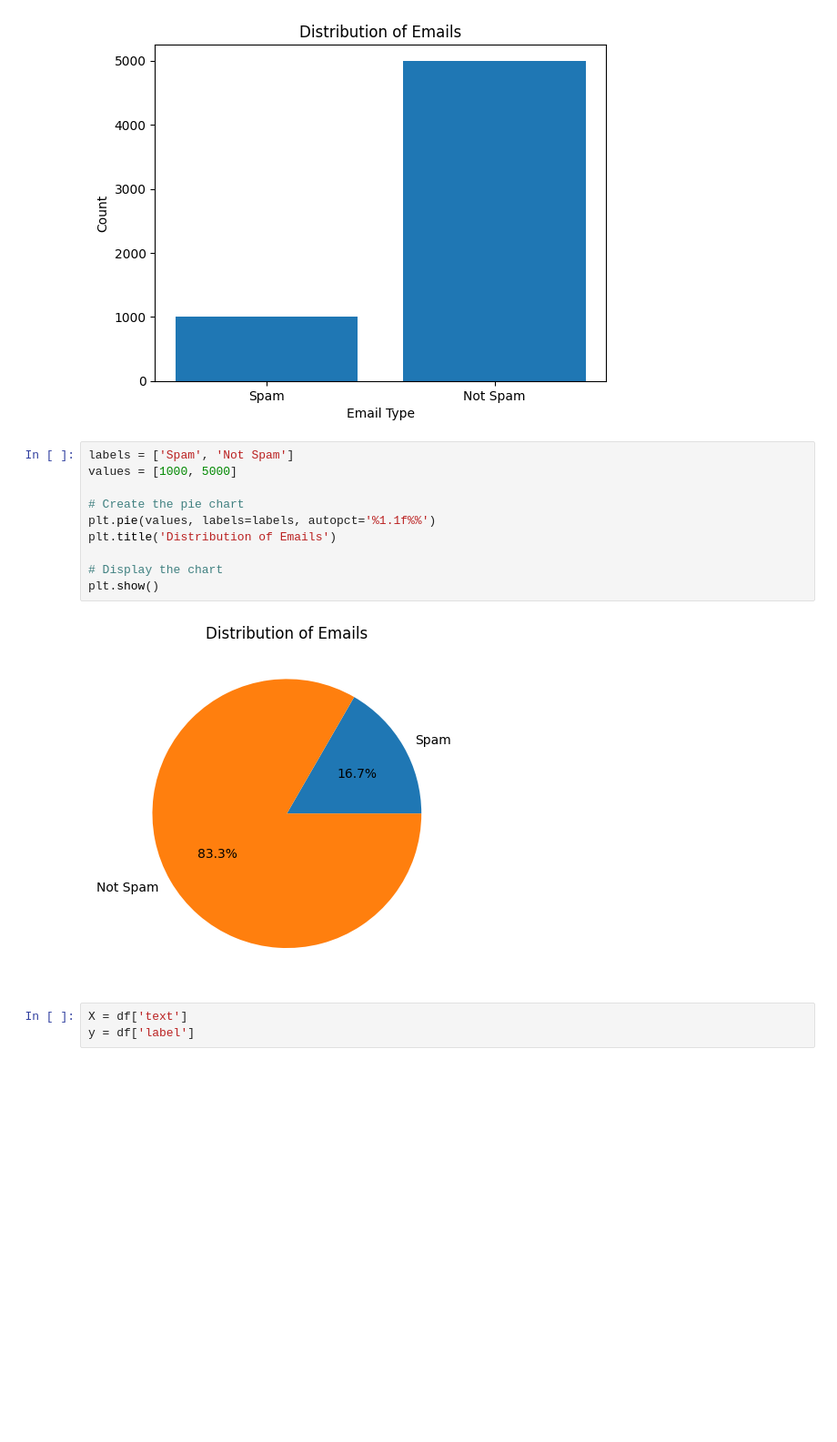
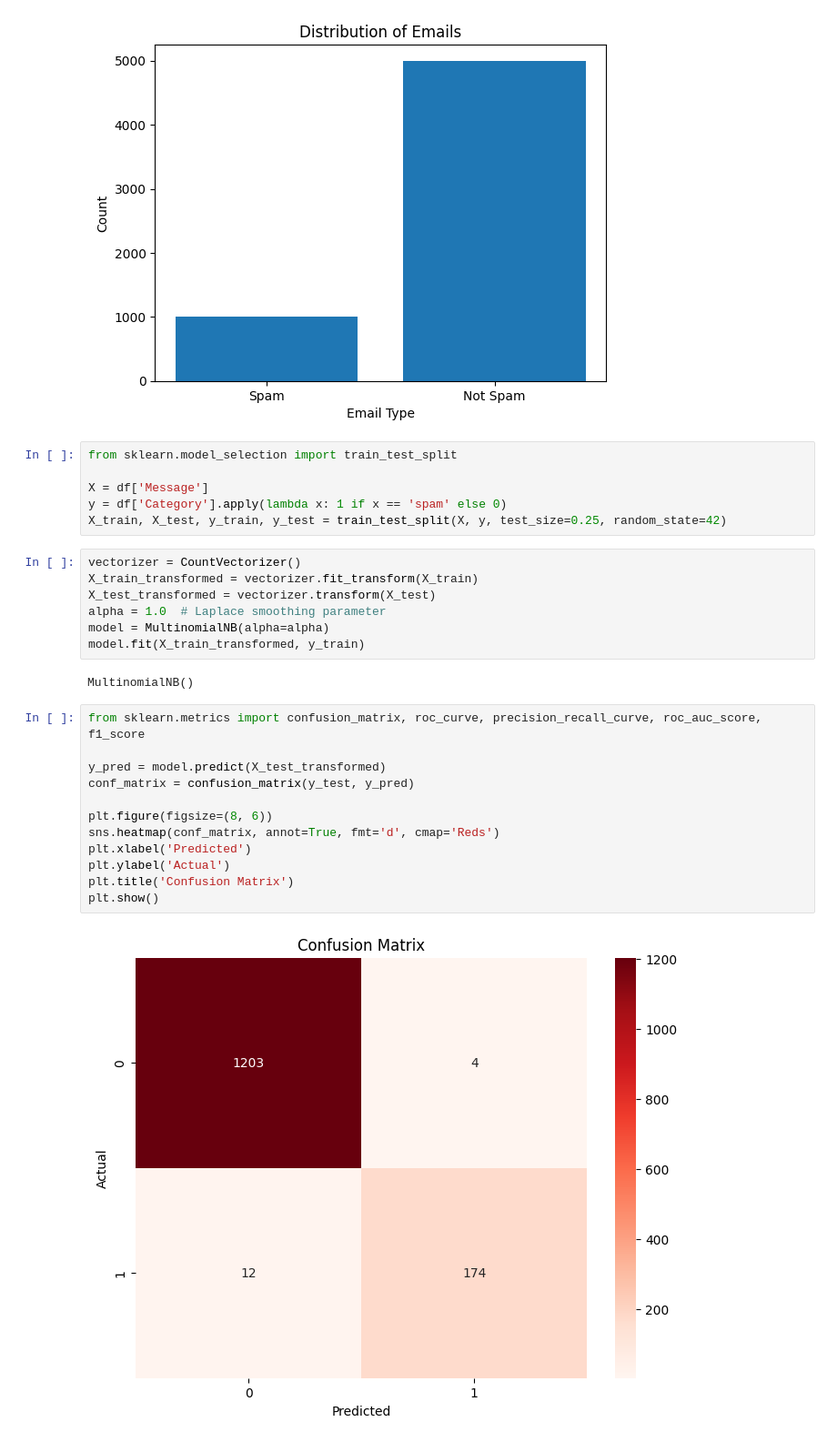
Before and after one commit to 2348562/ML-lab, a Jupyter notebook: 2348562_Lab8.ipynb, the cells around one changed output. Shown at 91% size. Cells and saved outputs as stored; diff of their text form; blank space fills up the shorter version.

```diff
--- a/2348562_Lab8.ipynb
+++ b/2348562_Lab8.ipynb
@@ -48,18 +58,32 @@ plt.title('Distribution of Emails')
 plt.show()
 # %% [output]
 [figure]
-# %%
-labels = ['Spam', 'Not Spam']
-values = [1000, 5000]
-
-# Create the pie chart
-plt.pie(values, labels=labels, autopct='%1.1f%%')
-plt.title('Distribution of Emails')
-
-# Display the chart
-plt.show()
-# %% [output]
-[figure, removed]
-# %%
-X = df['text']
-y = df['label']
+# %%
+from sklearn.model_selection import train_test_split
+
+X = df['Message']
+y = df['Category'].apply(lambda x: 1 if x == 'spam' else 0)
+X_train, X_test, y_train, y_test = train_test_split(X, y, test_size=0.25, random_state=42)
+# %%
+vectorizer = CountVectorizer()
+X_train_transformed = vectorizer.fit_transform(X_train)
+X_test_transformed = vectorizer.transform(X_test)
+alpha = 1.0  # Laplace smoothing parameter
+model = MultinomialNB(alpha=alpha)
+model.fit(X_train_transformed, y_train)
+# %% [output]
+MultinomialNB()
+# %%
+from sklearn.metrics import confusion_matrix, roc_curve, precision_recall_curve, roc_auc_score, f1_score
+
+y_pred = model.predict(X_test_transformed)
+conf_matrix = confusion_matrix(y_test, y_pred)
+
+plt.figure(figsize=(8, 6))
+sns.heatmap(conf_matrix, annot=True, fmt='d', cmap='Reds')
+plt.xlabel('Predicted')
+plt.ylabel('Actual')
+plt.title('Confusion Matrix')
+plt.show()
+# %% [output]
+[figure, added]
```
Also changed, not shown: parts of 12 cells of this notebook.
